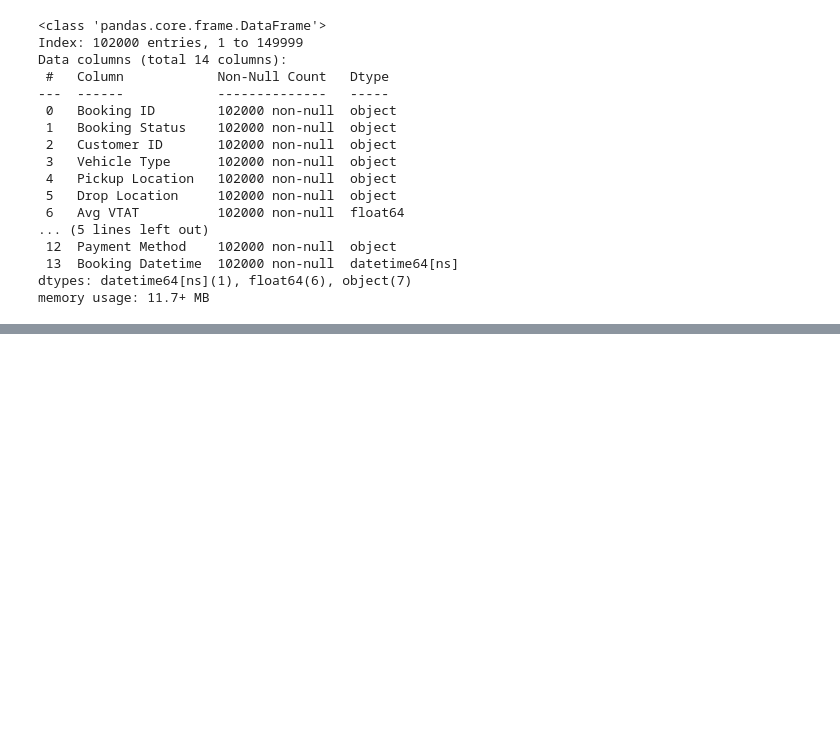
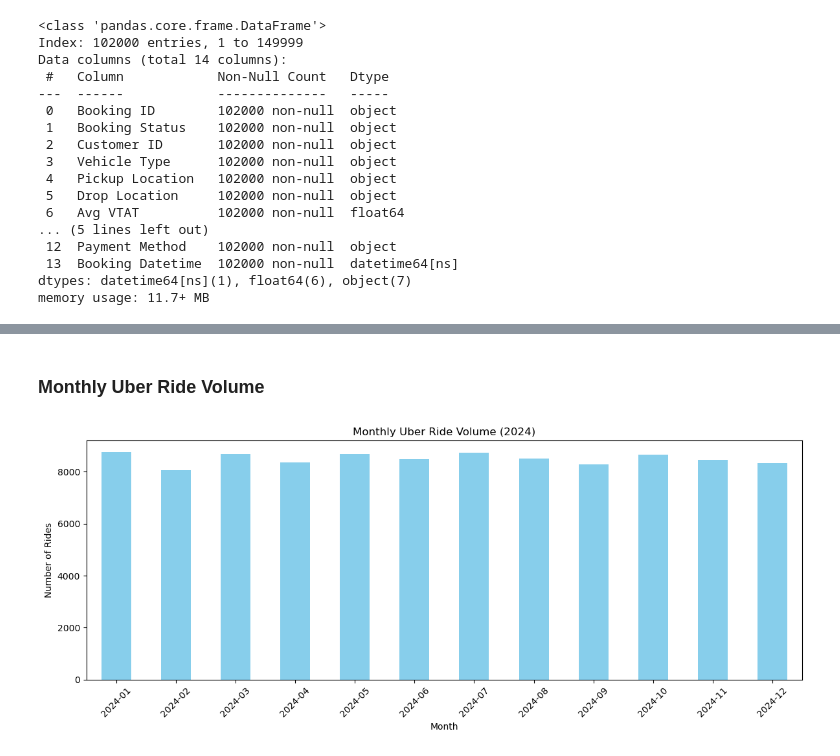
Before and after one commit to Babraakinyi/uber-trends-analytics, a Jupyter notebook: notebooks/EDA.ipynb, the cells around one changed output, grey strips where cells are left out. Drawn from its saved outputs; the diff is of its cells as text; code cells hidden in the pictures; blank space fills up the shorter version.

```diff
--- a/notebooks/EDA.ipynb
+++ b/notebooks/EDA.ipynb
@@ -255,0 +284,15 @@ memory usage: 11.7+ MB
+# %% [markdown]
+### Monthly Uber Ride Volume
+# %%
+monthly_trips = df['Booking Datetime'].dt.to_period('M').value_counts().sort_index()
+
+# Plot
+monthly_trips.plot(kind='bar', figsize=(12,5), color='skyblue')
+plt.title('Monthly Uber Ride Volume (2024)')
+plt.xlabel('Month')
+plt.ylabel('Number of Rides')
+plt.xticks(rotation=45)
+plt.tight_layout()
+plt.show()
+# %% [output]
+[figure, added]
```
Also changed, not shown: parts of 49 cells of this notebook, 2 other files.
